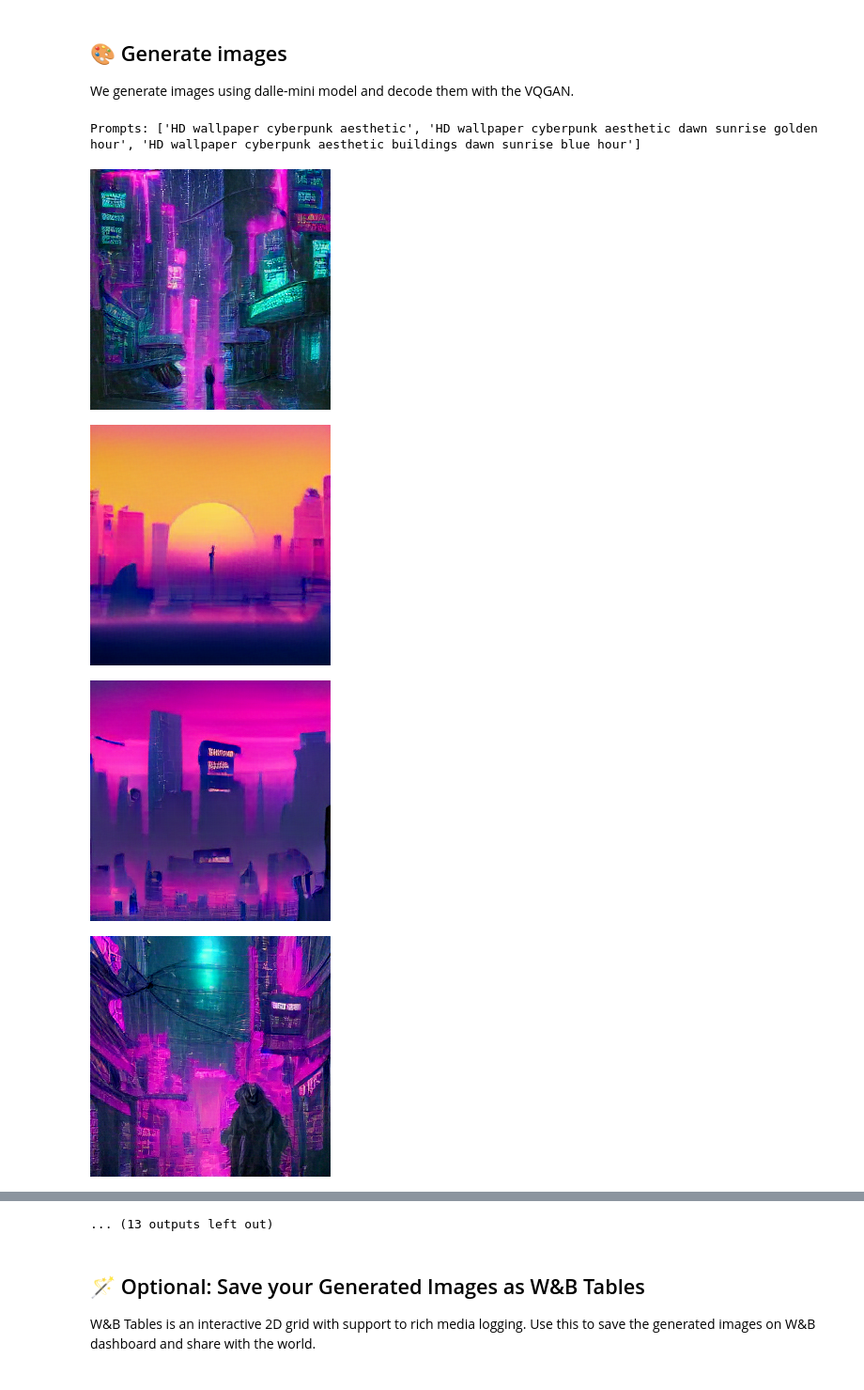
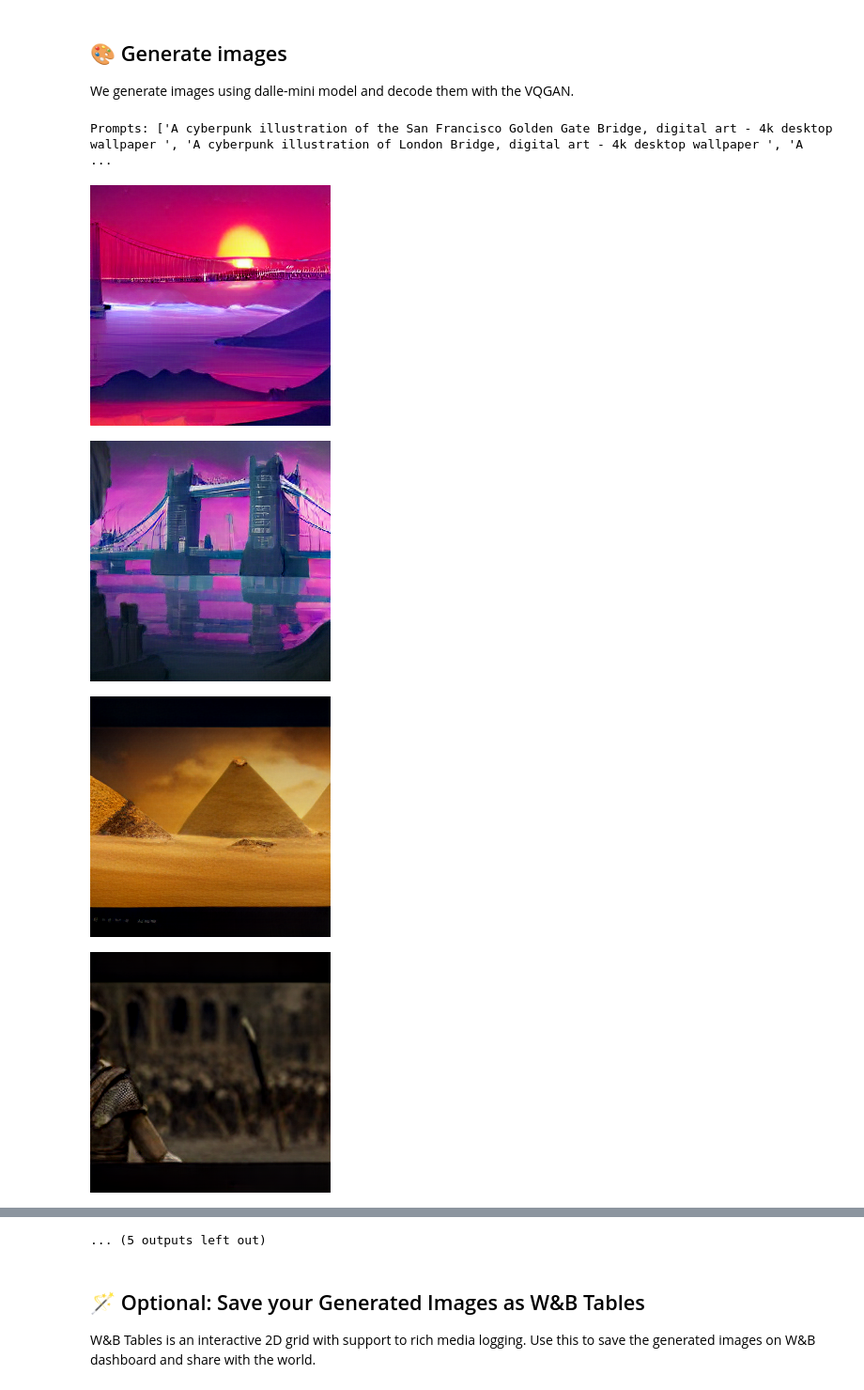
Before and after one commit to opencoca/dalle-mini, a Jupyter notebook: tools/inference/inference_pipeline.ipynb, the cells around one changed output, grey strips where cells are left out. Shown at 94% size. Cells and saved outputs as stored; diff of their text form; code cells hidden in the pictures.

```diff
--- a/tools/inference/inference_pipeline.ipynb
+++ b/tools/inference/inference_pipeline.ipynb
@@ -142,38 +124,67 @@ cond_scale = 10.0
 # %%
+#@markdown ## 🖼 Text Prompt(s)
+#@markdown ###### and optional 📻 tuning
+# number of predictions per prompt
+n_predictions = 4
+
+# We can customize generation parameters (see https://huggingface.co/blog/how-to-generate)
+gen_top_k = None
+gen_top_p = None
+temperature = None
+cond_scale = 10.0
+
+#@markdown Let's define some text prompts.
+prompt_1 = "A cyberpunk illustration of the San Francisco Golden Gate Bridge, digital art - 4k desktop wallpaper " #@param {type:"string"}
+prompt_2 = "A cyberpunk illustration of London Bridge, digital art - 4k desktop wallpaper " #@param {type:"string"}
+prompt_3 = "A knife sticking into ground in Ancient Egypt, Cinematic shot, Highly Detailed - 4k desktop wallpaper " #@param {type:"string"}
+prompt_4 = "A knife sticking into ground in Ancient Rome, Cinematic shot, Highly Detailed - 4k desktop wallpaper " #@param {type:"string"}
+
+prompts = [
+    prompt_1,
+    prompt_2,
+    prompt_3,
+    prompt_4,
+]
+#:Note: we could use the same prompt multiple times for faster inference.
+tokenized_prompts = processor(prompts)
+# Finally we replicate the prompts onto each device.
+tokenized_prompt = replicate(tokenized_prompts)
+
+
 from flax.training.common_utils import shard_prng_key
 import numpy as np
 from PIL import Image
 from tqdm.notebook import trange
 
 print(f"Prompts: {prompts}\n")
 # generate images
 images = []
 for i in trange(max(n_predictions // jax.device_count(), 1)):
     # get a new key
     key, subkey = jax.random.split(key)
     # generate images
     encoded_images = p_generate(
         tokenized_prompt,
         shard_prng_key(subkey),
         params,
         gen_top_k,
         gen_top_p,
         temperature,
         cond_scale,
     )
     # remove BOS
     encoded_images = encoded_images.sequences[..., 1:]
     # decode images
     decoded_images = p_decode(encoded_images, vqgan_params)
     decoded_images = decoded_images.clip(0.0, 1.0).reshape((-1, 256, 256, 3))
     for decoded_img in decoded_images:
         img = Image.fromarray(np.asarray(decoded_img * 255, dtype=np.uint8))
         images.append(img)
         display(img)
         print()
 # %% [output]
-Prompts: ['HD wallpaper cyberpunk aesthetic', 'HD wallpaper cyberpunk aesthetic dawn sunrise golden hour', 'HD wallpaper cyberpunk aesthetic buildings dawn sunrise blue hour']
+Prompts: ['A cyberpunk illustration of the San Francisco Golden Gate Bridge, digital art - 4k desktop wallpaper ', 'A cyberpunk illustration of London Bridge, digital art - 4k desktop wallpaper ', 'A  ...
-[figure, old version]
+[figure, new version]
-[figure, old version]
+[figure, new version]
-[figure, old version]
+[figure, new version]
-[figure, old version]
+[figure, new version]
@@ -187,4 +198,4 @@ Prompts: ['HD wallpaper cyberpunk aesthetic', 'HD wallpaper cyberpunk aesthetic
-... (13 outputs left out)
+... (5 outputs left out)
 # %% [markdown]
 ## 🪄 Optional: Save your Generated Images as W&B Tables
 
```
Also changed, not shown: parts of 21 cells of this notebook.
